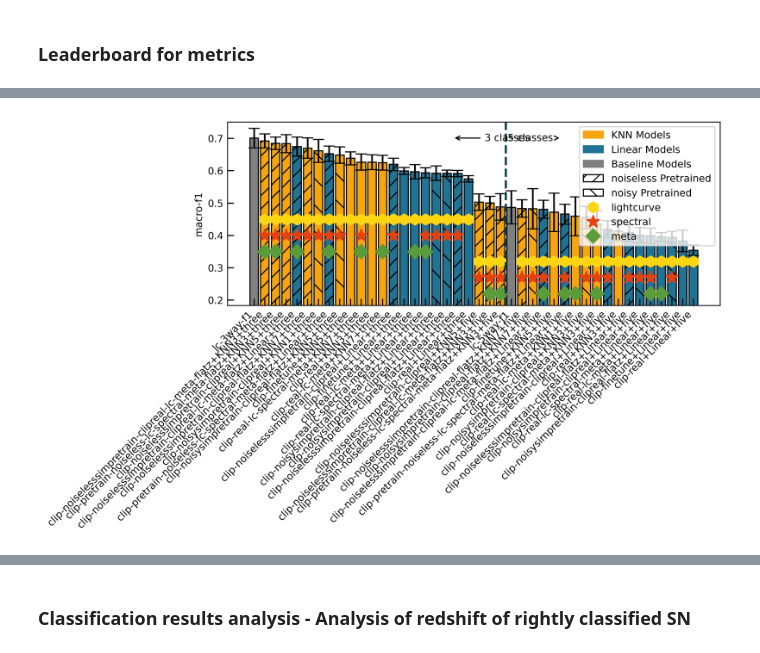
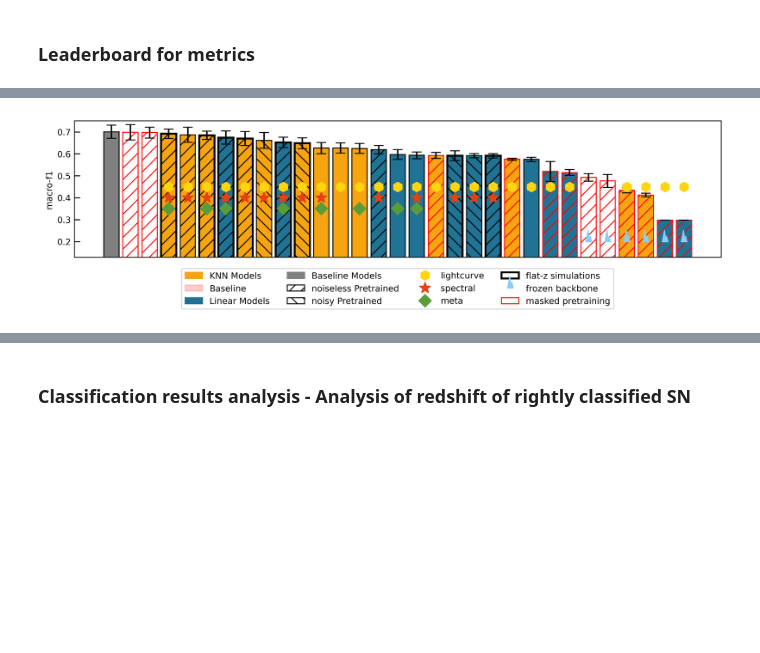
Before and after one commit to ThomasHelfer/multimodal-supernovae, a Jupyter notebook: plot_data.ipynb, the cells around one changed output, grey strips where cells are left out. Cells and saved outputs as stored; diff of their text form; code cells hidden in the pictures; blank space fills up the shorter version.

Commit message:
addded new plot_data.ipynb

```diff
--- a/plot_data.ipynb
+++ b/plot_data.ipynb
@@ -470,6 +504,8 @@ plt.rcParams.update(
 # ========================
 variable_name = "mac-f1"  # Choose from ['mic-f1', 'mic-p', 'mic-r', 'mic-acc', 'mac-f1', 'mac-p', 'mac-r', 'mac-acc']
 modality = "lightcurve"
+remove_models = ["clip-finetune", "5way", "five"]
+pattern = "|".join(remove_models)
 # ========================
 
 lc_class_mean = class_mean[
@@ -478,6 +514,11 @@ lc_class_mean = class_mean[
 lc_class_std = class_std[
     class_std["Combination"] == modality
 ]  # .drop(columns=dropcols)
+lc_class_mean = lc_class_mean[
+    ~lc_class_mean["Model"].str.contains(pattern)
+].reset_index()
+lc_class_std = lc_class_std[~lc_class_std["Model"].str.contains(pattern)].reset_index()
+
 
 lc_class_mean = lc_class_mean.sort_values(by=variable_name, ascending=False)
 lc_class_std = lc_class_std.loc[lc_class_mean.index]
@@ -490,15 +531,29 @@ MetaColor = "#5a9c39"
 divisionLine = "#084153"
 
 colors = [
-    KNNColor if "KNN" in model else LinearColor if "Linear" in model else "gray"
+    (
+        KNNColor
+        if "KNN" in model
+        else (
+            LinearColor
+            if "Linear" in model
+            else "gray" if (model == "lc-3way-f1" or model == "lc-5way-f1") else "white"
+        )
+    )
     for model in lc_class_mean["Model"]
 ]
 hatches = [
-    "//" if "noiseless" in model else "\\" if "noisy" in model else ""
+    "//" if "noiseless" in model else "\\\\" if "noisy" in model else ""
     for model in lc_class_mean["Model"]
 ]  # hatching for 'nois'
 
-plt.figure(figsize=(8, 3), dpi=300)
+edgewidths = [2 if "flatz" in model else 1 for model in lc_class_mean["Model"]]
+
+edgecolors = [
+    "red" if "masked" in model else "black" for model in lc_class_mean["Model"]
+]
+
+plt.figure(figsize=(10, 3), dpi=300)
 bars = plt.bar(
     lc_class_mean["Model"],
     lc_class_mean[variable_name],
@@ -506,7 +561,8 @@ bars = plt.bar(
     capsize=5,
     color=colors,
     hatch=hatches,
-    edgecolor="black",
+    edgecolor=edgecolors,
+    linewidth=edgewidths,
 )
 maxhight = max(lc_class_mean[variable_name]) + 0.05
 minhight = min(lc_class_mean[variable_name]) - 0.17
@@ -526,7 +582,7 @@ for bar, model in zip(bars, lc_class_mean["Model"]):
             color=LightcurveColor,
             markersize=10,
         )  # Mid-bar gold diamond
-    if "sp" in model or "nois" in model:
+    if ("sp" in model or "nois" in model) and ("masked" not in model):
         plt.plot(
             bar.get_x() + bar.get_width() / 2.0,
             height,
@@ -542,13 +598,20 @@ for bar, model in zip(bars, lc_class_mean["Model"]):
             color=MetaColor,
             markersize=9,
         )  # Mid-bar gold diamond
-
-
+    if "backbonefrozen" in model:
+        plt.plot(
+            bar.get_x() + bar.get_width() / 2.0,
+            height - 0.2,
+            marker=ice_stalactite_marker(),
+            color="lightskyblue",
+            markersize=24,
+        )
 # Locate the model just before the maximum 'lc-5way-f1' value
 line_position = (
     lc_class_mean["Model"] == "lc-5way-f1"
 ).argmax() - 0.5  # Set line just before the maximum
 
+"""
 # Add a vertical red dotted line before the identified model
 plt.axvline(x=line_position, color=divisionLine, linestyle="--", linewidth=2)
 
@@ -569,16 +632,32 @@ plt.annotate(
     arrowprops=dict(arrowstyle="->", color="black"),
     va="center",
 )
+"""
 
-# Create legend
+frozen_marker = mlines.Line2D(
+    [],
+    [],
+    color="lightskyblue",
+    marker=ice_stalactite_marker(),
+    linestyle="None",
+    markersize=24,
+    label="frozen backbone",
+)
 red_patch = mpatches.Patch(color=KNNColor, label="KNN Models")
+base_patch = mpatches.Patch(color="red", alpha=0.2, label="Baseline")
 blue_patch = mpatches.Patch(color=LinearColor, label="Linear Models")
 gray_patch = mpatches.Patch(color="gray", label="Baseline Models")
 noisless_hatch_patch = mpatches.Patch(
     facecolor="white", edgecolor="black", hatch="//", label="noiseless Pretrained"
 )
 noisy_hatch_patch = mpatches.Patch(
-    facecolor="white", edgecolor="black", hatch="\\", label="noisy Pretrained"
+    facecolor="white", edgecolor="black", hatch="\\\\", label="noisy Pretrained"
+)
+flatz_edge_patch = mpatches.Patch(
+    facecolor="white", edgecolor="black", linewidth=2, label="flat-z simulations"
+)
+masked_patch = mpatches.Patch(
+    facecolor="white", edgecolor="red", linewidth=1, label="masked pretraining"
 )
 lc_marker = mlines.Line2D(
     [],
@@ -599,36 +678,44 @@ sp_marker = mlines.Line2D(
     label="spectral",
 )
 meta_marker = mlines.Line2D(
     [], [], color=MetaColor, marker="D", linestyle="None", markersize=9, label="meta"
 )
 
 plt.legend(
     handles=[
         red_patch,
+        base_patch,
         blue_patch,
         gray_patch,
         noisless_hatch_patch,
         noisy_hatch_patch,
         lc_marker,
         sp_marker,
         meta_marker,
-    ]
+        flatz_edge_patch,
+        frozen_marker,
+        masked_patch,
+    ],
+    ncols=4,
+    loc="upper center",
+    bbox_to_anchor=(0.5, -0.05),
 )
+
 
 # Set ticks to be inward facing
 plt.tick_params(axis="both", which="both", direction="in", length=6, width=1)
 
 
 plt.ylim([minhight, maxhight])
 # plt.xlabel("Model")
 plt.ylabel("macro-f1")
 # plt.title(f"{variable_name} for lightcurve classifcation")
 plt.xticks(rotation=45, ha="right")
-# plt.xticks([])
+plt.xticks([])
 plt.tight_layout()
 plt.savefig("overview-f1.pdf")
 # %% [output]
-[figure, old version]
+[figure, new version]
 # %%
 # Leaderboard in different metrics for classifications
 # ========================
```
Also changed, not shown: parts of 13 cells of this notebook.
